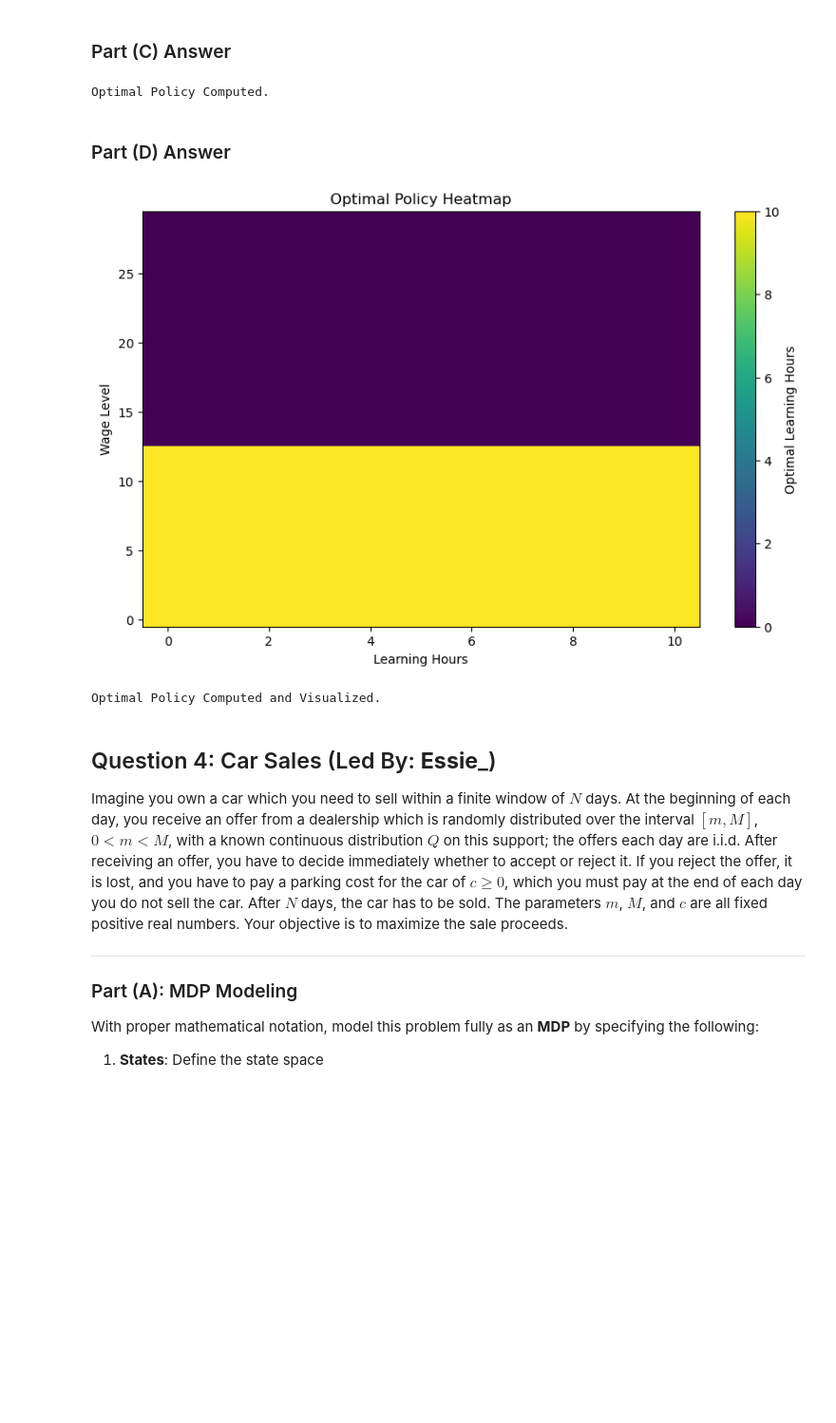
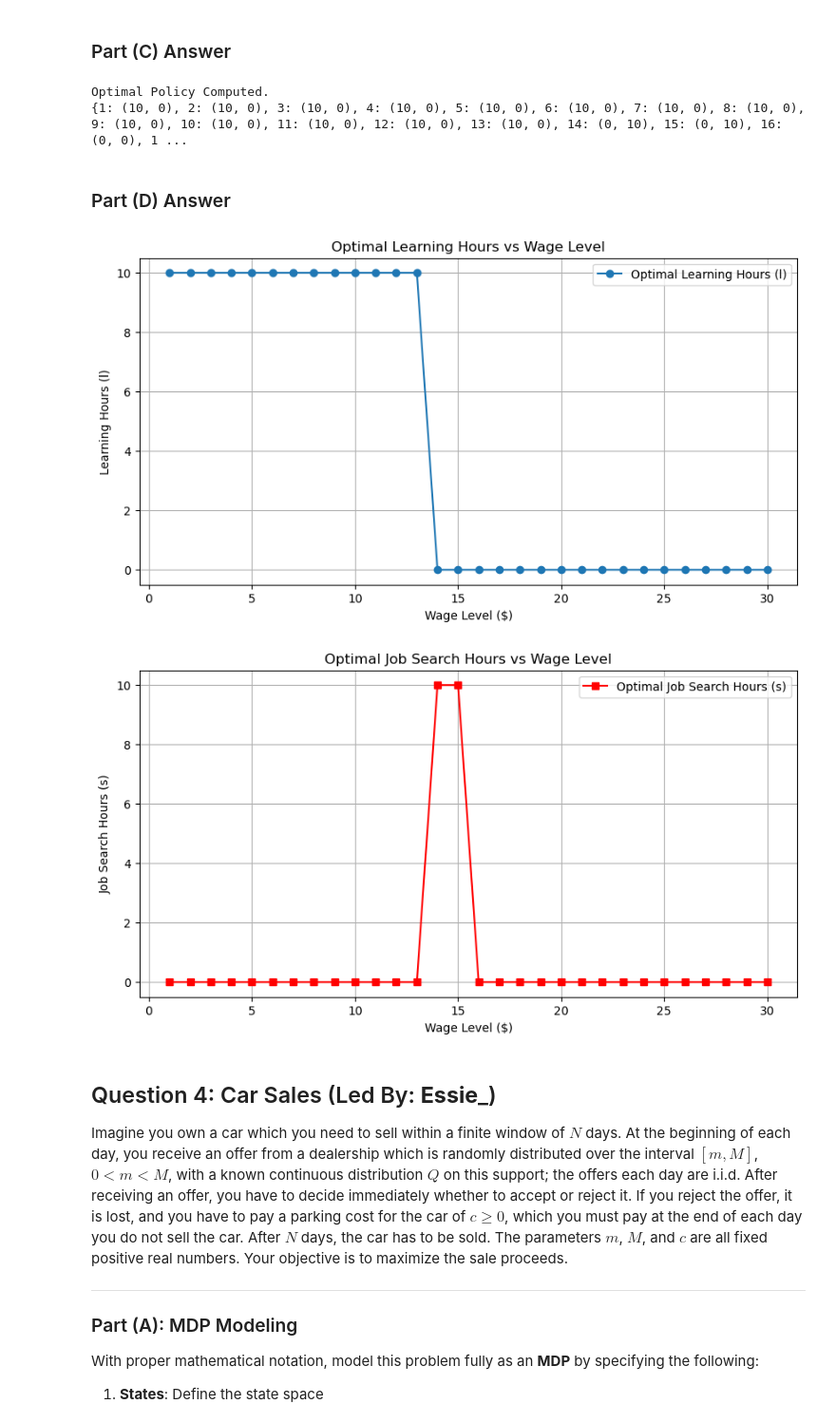
Before and after one commit to fatday/CME241_RLFinance, a Jupyter notebook: A3/assignment3_JustinVersion_Q4.ipynb, the cells around one changed output. Shown at 95% size. Drawn from its saved outputs; the diff is of its cells as text; code cells hidden in the pictures; blank space fills up the shorter version.

```diff
--- a/A3/assignment3_JustinVersion_Q4.ipynb
+++ b/A3/assignment3_JustinVersion_Q4.ipynb
@@ -473,26 +476,28 @@ MDP Model Constructed with 330 states and 66 actions.
 # %%
 # fill in with Python code
 def value_iteration(mdp, gamma=0.95, theta=1e-6):
-    V = {state: 0 for state in states}
-    policy = {state: actions[0] for state in states}
+    V = {w: 0 for w in states}
+    policy = {w: actions[0] for w in states}
 
     while True:
         delta = 0
-        for state in states:
-            v = V[state]
+        for w in states:
+            v = V[w]
             best_action = None
             best_value = float('-inf')
 
-            for action in actions:
-                expected_value = sum(prob * (reward(state[0], action[0], action[1]) + gamma * V[next_state])
-                                     for next_state, prob in mdp[state].get(action, {}).items())
+            for (l, s) in actions:
+                expected_value = 0
+                if (l, s) in mdp[w]:
+                    for w_next, prob in mdp[w][(l, s)].items():
+                        expected_value += prob * (reward(w, l, s) + gamma * V[w_next])
 
-                if expected_value > best_value:
-                    best_value = expected_value
-                    best_action = action
+                    if expected_value > best_value:
+                        best_value = expected_value
+                        best_action = (l, s)
 
-            V[state] = best_value
-            policy[state] = best_action
+            V[w] = best_value
+            policy[w] = best_action
             delta = max(delta, abs(v - best_value))
 
         if delta < theta:
@@ -505,29 +510,37 @@ optimal_policy, optimal_values = value_iteration(mdp, gamma)
 print("Optimal Policy Computed.")
 # %% [output]
 Optimal Policy Computed.
+{1: (10, 0), 2: (10, 0), 3: (10, 0), 4: (10, 0), 5: (10, 0), 6: (10, 0), 7: (10, 0), 8: (10, 0), 9: (10, 0), 10: (10, 0), 11: (10, 0), 12: (10, 0), 13: (10, 0), 14: (0, 10), 15: (0, 10), 16: (0, 0), 1 ...
 # %% [markdown]
 ### Part (D) Answer
-# %%
-def plot_optimal_policy(policy):
-    policy_matrix = np.zeros((W, H+1))
-    for (w, l), (l_opt, s_opt) in policy.items():
-        policy_matrix[w-1, l] = l_opt  # Store the optimal learning action
-
-    plt.figure(figsize=(10, 6))
-    plt.imshow(policy_matrix, cmap="viridis", aspect="auto", origin="lower")
-    plt.colorbar(label="Optimal Learning Hours")
-    plt.xlabel("Learning Hours")
-    plt.ylabel("Wage Level")
-    plt.title("Optimal Policy Heatmap")
-    plt.show()
-
-plot_optimal_policy(optimal_policy)
-
-# Display results
-print("Optimal Policy Computed and Visualized.")
-# %% [output]
-[figure, removed]
-Optimal Policy Computed and Visualized.
+# %%
+import matplotlib.pyplot as plt
+wage_levels = list(optimal_policy.keys())
+learning_hours = [optimal_policy[w][0] for w in wage_levels]  # Extract l_opt
+search_hours = [optimal_policy[w][1] for w in wage_levels]  # Extract s_opt
+
+# Plot Learning Hours vs Wage Level
+plt.figure(figsize=(10, 5))
+plt.plot(wage_levels, learning_hours, label="Optimal Learning Hours (l)", marker='o', linestyle='-')
+plt.xlabel("Wage Level ($)")
+plt.ylabel("Learning Hours (l)")
+plt.title("Optimal Learning Hours vs Wage Level")
+plt.legend()
+plt.grid()
+plt.show()
+
+# Plot Job Search Hours vs Wage Level
+plt.figure(figsize=(10, 5))
+plt.plot(wage_levels, search_hours, label="Optimal Job Search Hours (s)", marker='s', linestyle='-', color='red')
+plt.xlabel("Wage Level ($)")
+plt.ylabel("Job Search Hours (s)")
+plt.title("Optimal Job Search Hours vs Wage Level")
+plt.legend()
+plt.grid()
+plt.show()
+# %% [output]
+[figure, added]
+[figure, added]
 # %% [markdown]
 ## Question 4: Car Sales (Led By: __Essie___)
 
```
Also changed, not shown: parts of 1 cell of this notebook, 1 other file.
